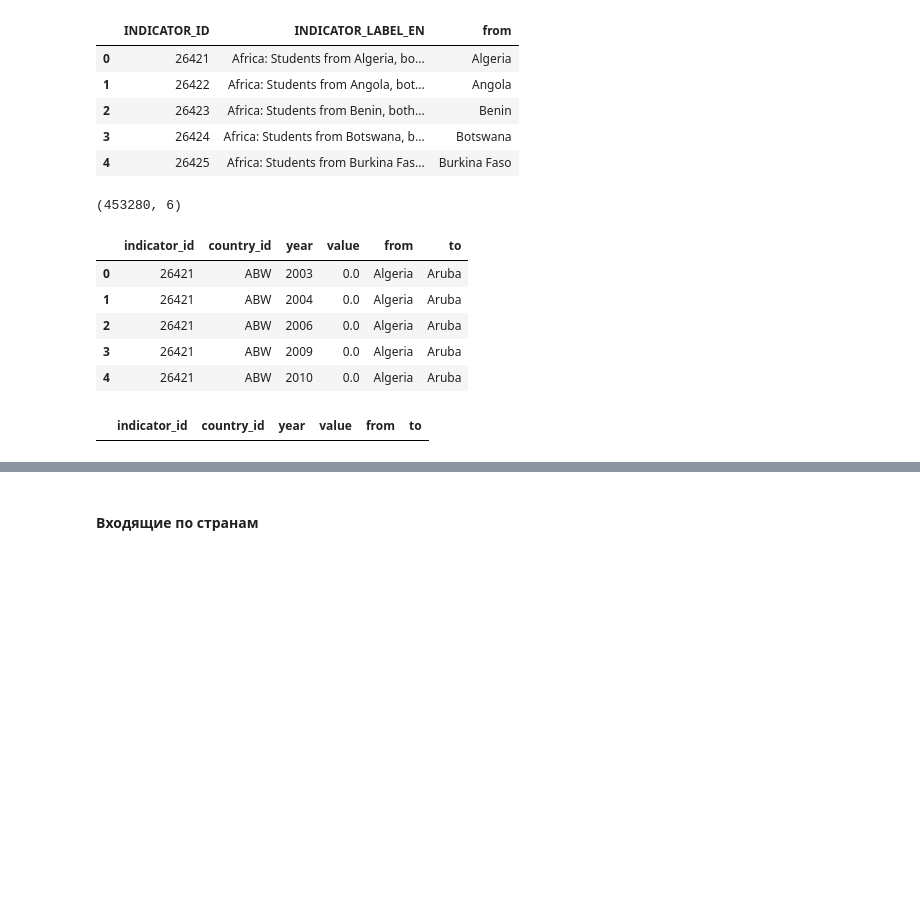
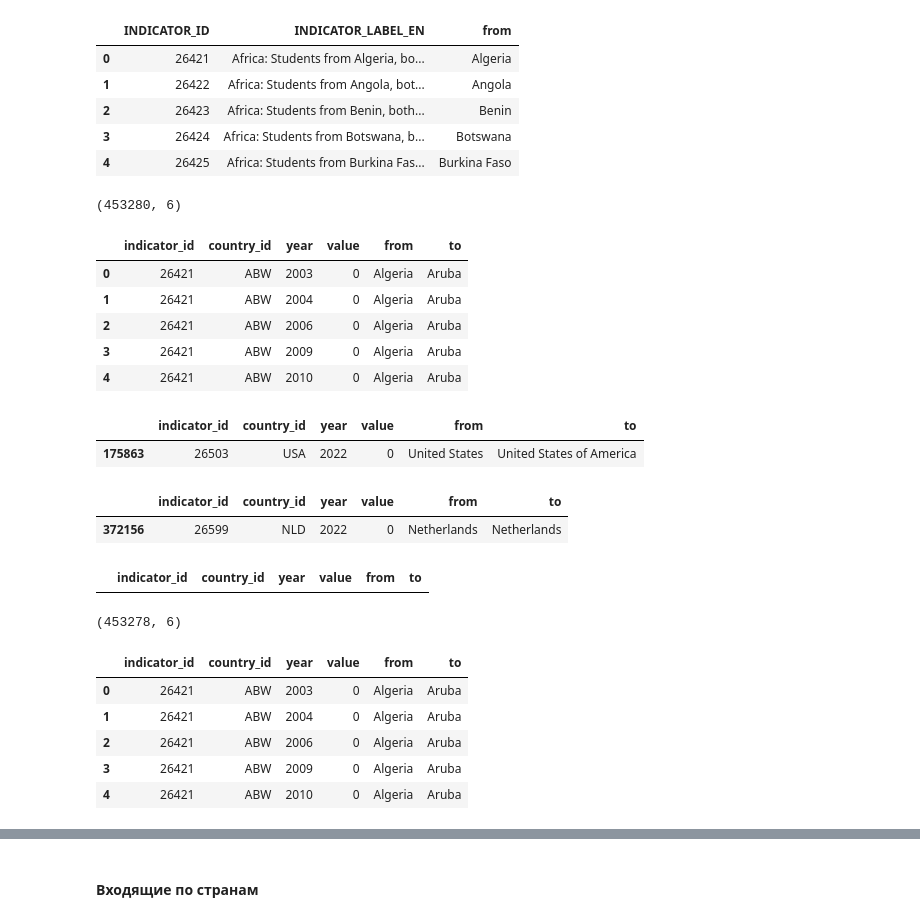
Before and after one commit to YuliyaTorgasheva/students_mobility, a Jupyter notebook: international_students_mob_CA.ipynb, the cells around one changed output, grey strips where cells are left out. Saved outputs shown, nothing was run; the diff lists cells and outputs as text; code cells hidden in the pictures; blank space fills up the shorter version.

```diff
--- a/international_students_mob_CA.ipynb
+++ b/international_students_mob_CA.ipynb
@@ -119,20 +110,45 @@ total_from_to = pd.merge(total_from_to,from_to_labels,left_on='indicator_id',rig
 total_from_to = pd.merge(total_from_to,country_names,left_on='country_id',right_on='COUNTRY_ID',how='left')
 total_from_to = total_from_to.rename(columns={'COUNTRY_NAME_EN':'to'})
 total_from_to =total_from_to[['indicator_id','country_id','year','value','from','to']]
+total_from_to['value'] = total_from_to['value'].astype(int)
 print(total_from_to.shape)
 total_from_to.head()
 # %% [output]
 (453280, 6)
 |  | indicator_id | country_id | year | value | from | to |
-| 0 | 26421 | ABW | 2003 | 0.0 | Algeria | Aruba |
-| 1 | 26421 | ABW | 2004 | 0.0 | Algeria | Aruba |
-| 2 | 26421 | ABW | 2006 | 0.0 | Algeria | Aruba |
-| 3 | 26421 | ABW | 2009 | 0.0 | Algeria | Aruba |
-| 4 | 26421 | ABW | 2010 | 0.0 | Algeria | Aruba |
+| 0 | 26421 | ABW | 2003 | 0 | Algeria | Aruba |
+| 1 | 26421 | ABW | 2004 | 0 | Algeria | Aruba |
+| 2 | 26421 | ABW | 2006 | 0 | Algeria | Aruba |
+| 3 | 26421 | ABW | 2009 | 0 | Algeria | Aruba |
+| 4 | 26421 | ABW | 2010 | 0 | Algeria | Aruba |
+# %%
+total_from_to[((total_from_to['to'] == 'United States of America') & (total_from_to['year'] == 2022))]
+# %% [output]
+|  | indicator_id | country_id | year | value | from | to |
+| 175863 | 26503 | USA | 2022 | 0 | United States | United States of America |
+# %%
+total_from_to[((total_from_to['to'] == 'Netherlands') & (total_from_to['year'] == 2022))]
+# %% [output]
+|  | indicator_id | country_id | year | value | from | to |
+| 372156 | 26599 | NLD | 2022 | 0 | Netherlands | Netherlands |
+# %%
+total_from_to[((total_from_to['to'] == 'Kazakhstan') & (total_from_to['year'] == 2022))]
+# %% [output]
+|  | indicator_id | country_id | year | value | from | to |
 # %%
 #удалим строки 2022  в США - пустые
-total_from_to = total_from_to[~(total_from_to['to']=='United States') & ~(total_from_to['year']==2022)]
+total_from_to['year'] = total_from_to['year'].astype(str)
+total_from_to = total_from_to[~((total_from_to['to'] == 'United States of America') & (total_from_to['year'] == '2022'))]
+total_from_to = total_from_to[~((total_from_to['to']=='Netherlands') & (total_from_to['year']=='2022'))]
+total_from_to = total_from_to[~((total_from_to['to']=='Kazakhstan') & (total_from_to['year']=='2022'))]
+print(total_from_to.shape)
 total_from_to.head()
 # %% [output]
+(453278, 6)
 |  | indicator_id | country_id | year | value | from | to |
+| 0 | 26421 | ABW | 2003 | 0 | Algeria | Aruba |
+| 1 | 26421 | ABW | 2004 | 0 | Algeria | Aruba |
+| 2 | 26421 | ABW | 2006 | 0 | Algeria | Aruba |
+| 3 | 26421 | ABW | 2009 | 0 | Algeria | Aruba |
+| 4 | 26421 | ABW | 2010 | 0 | Algeria | Aruba |
 # %%
```
Also changed, not shown: parts of 27 cells of this notebook.
